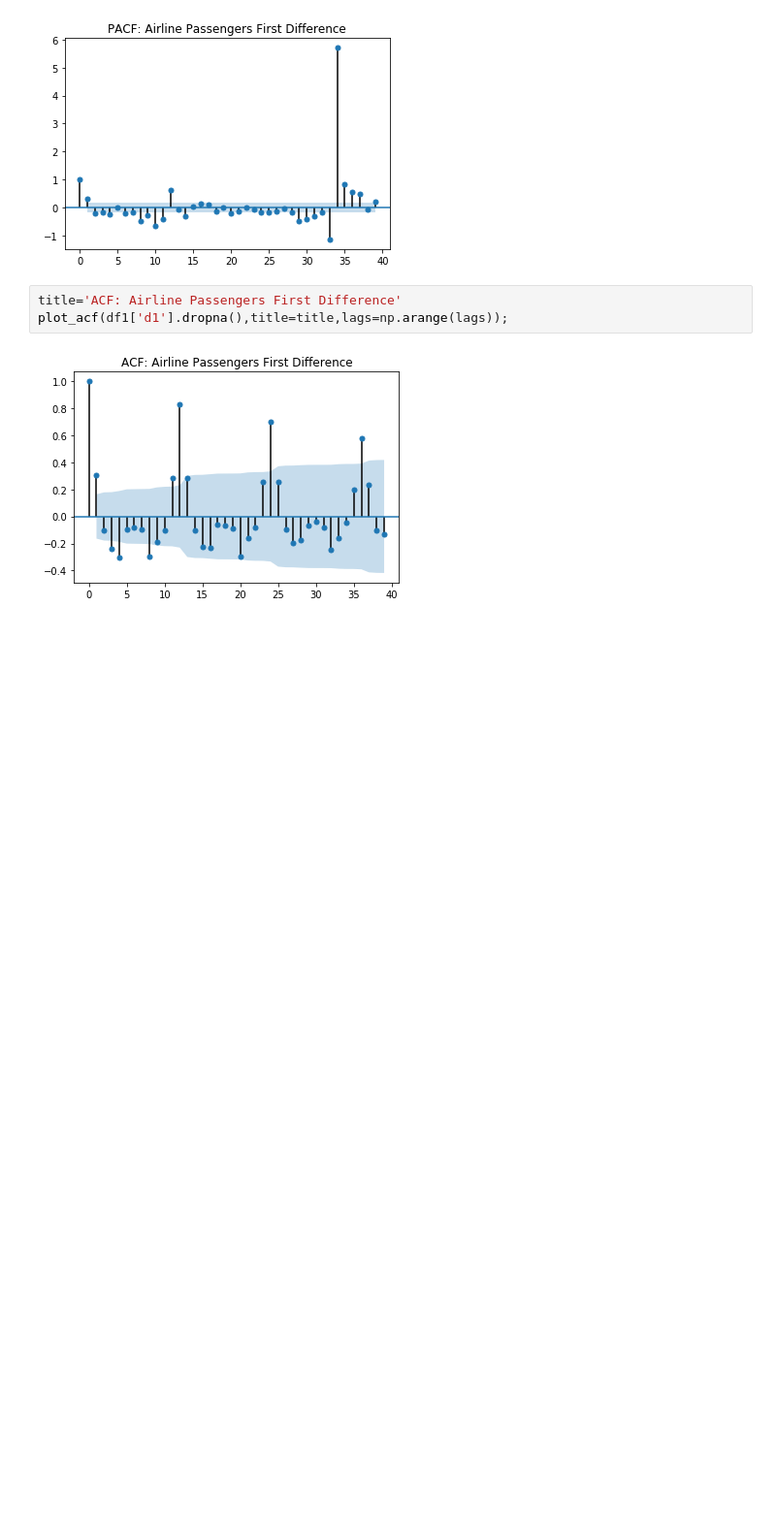
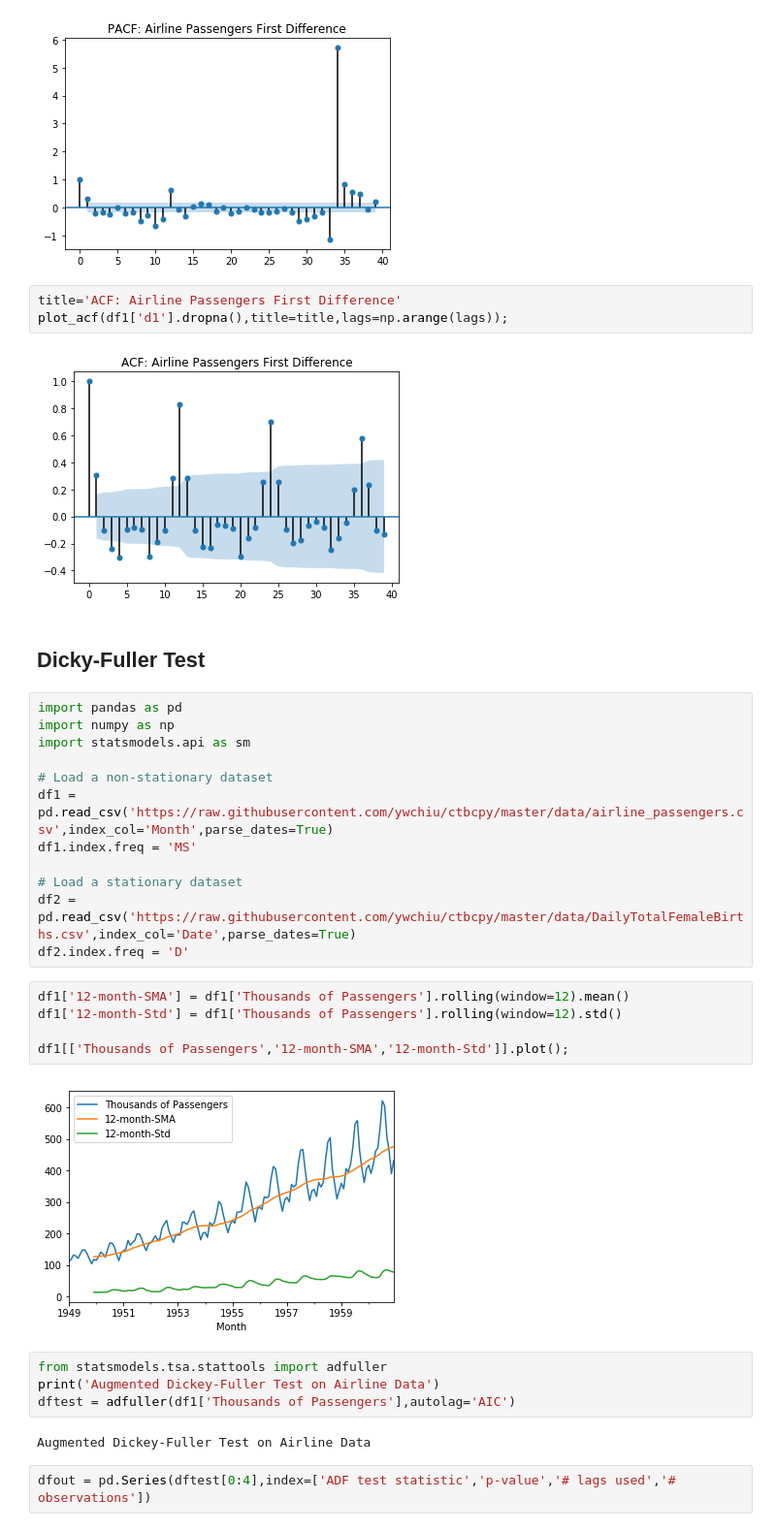
Before and after one commit to ywchiu/ctbcpy, a Jupyter notebook: Demo20190506.ipynb, the cells around one changed output. Shown at 97% size. Cells and saved outputs as stored; diff of their text form; blank space fills up the shorter version.

```diff
--- a/Demo20190506.ipynb
+++ b/Demo20190506.ipynb
@@ -466,3 +466,32 @@ title='ACF: Airline Passengers First Difference'
 plot_acf(df1['d1'].dropna(),title=title,lags=np.arange(lags));
 # %% [output]
 [figure]
+# %% [markdown]
+## Dicky-Fuller Test
+# %%
+import pandas as pd
+import numpy as np
+import statsmodels.api as sm
+
+# Load a non-stationary dataset
+df1 = pd.read_csv('https://raw.githubusercontent.com/ywchiu/ctbcpy/master/data/airline_passengers.csv',index_col='Month',parse_dates=True)
+df1.index.freq = 'MS'
+
+# Load a stationary dataset
+df2 = pd.read_csv('https://raw.githubusercontent.com/ywchiu/ctbcpy/master/data/DailyTotalFemaleBirths.csv',index_col='Date',parse_dates=True)
+df2.index.freq = 'D'
+# %%
+df1['12-month-SMA'] = df1['Thousands of Passengers'].rolling(window=12).mean()
+df1['12-month-Std'] = df1['Thousands of Passengers'].rolling(window=12).std()
+
+df1[['Thousands of Passengers','12-month-SMA','12-month-Std']].plot();
+# %% [output]
+[figure, added]
+# %%
+from statsmodels.tsa.stattools import adfuller
+print('Augmented Dickey-Fuller Test on Airline Data')
+dftest = adfuller(df1['Thousands of Passengers'],autolag='AIC')
+# %% [output]
+Augmented Dickey-Fuller Test on Airline Data
+# %%
+dfout = pd.Series(dftest[0:4],index=['ADF test statistic','p-value','# lags used','# observations'])
```
Also changed, not shown: parts of 29 cells of this notebook.
